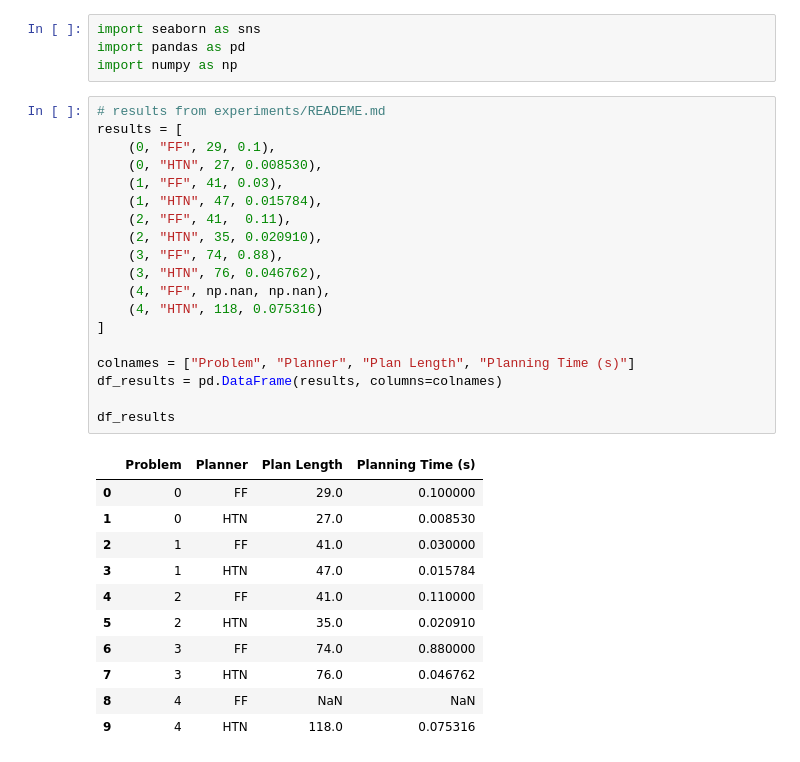
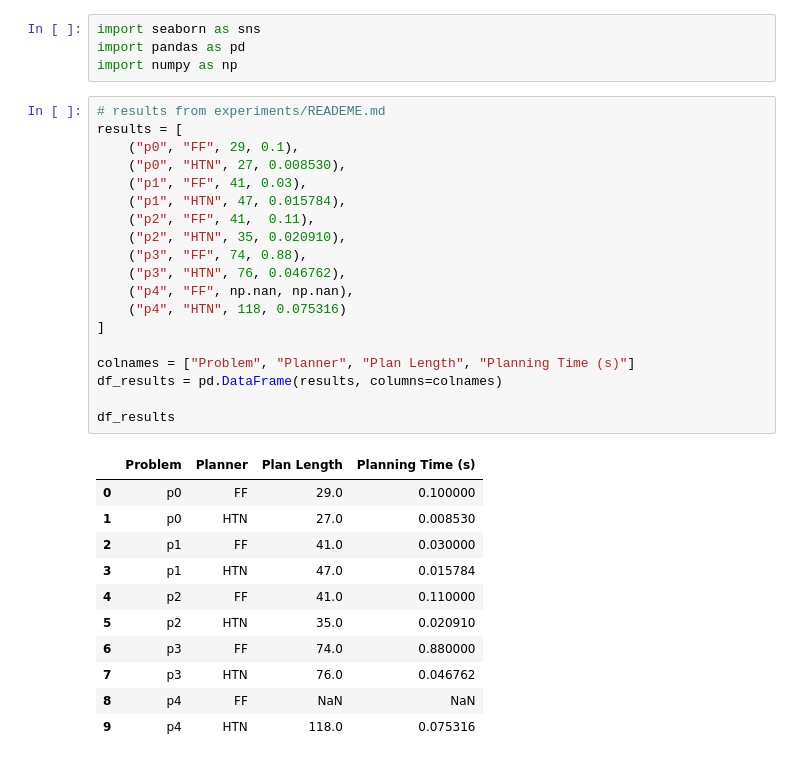
Before and after one commit to Vincent-La/cmsc722_project, a Jupyter notebook: notebooks/make_plots.ipynb, the cells around one changed output. Cells and saved outputs as stored; diff of their text form.

```diff
--- a/notebooks/make_plots.ipynb
+++ b/notebooks/make_plots.ipynb
@@ -5,34 +5,34 @@ import numpy as np
 # %%
 # results from experiments/READEME.md
 results = [
-    (0, "FF", 29, 0.1),
-    (0, "HTN", 27, 0.008530),
-    (1, "FF", 41, 0.03),
-    (1, "HTN", 47, 0.015784),
-    (2, "FF", 41,  0.11),
-    (2, "HTN", 35, 0.020910),
-    (3, "FF", 74, 0.88),
-    (3, "HTN", 76, 0.046762),
-    (4, "FF", np.nan, np.nan),
-    (4, "HTN", 118, 0.075316)
+    ("p0", "FF", 29, 0.1),
+    ("p0", "HTN", 27, 0.008530),
+    ("p1", "FF", 41, 0.03),
+    ("p1", "HTN", 47, 0.015784),
+    ("p2", "FF", 41,  0.11),
+    ("p2", "HTN", 35, 0.020910),
+    ("p3", "FF", 74, 0.88),
+    ("p3", "HTN", 76, 0.046762),
+    ("p4", "FF", np.nan, np.nan),
+    ("p4", "HTN", 118, 0.075316)
 ]
 
 colnames = ["Problem", "Planner", "Plan Length", "Planning Time (s)"]
 df_results = pd.DataFrame(results, columns=colnames)
 
 df_results
 # %% [output]
 |  | Problem | Planner | Plan Length | Planning Time (s) |
-| 0 | 0 | FF | 29.0 | 0.100000 |
-| 1 | 0 | HTN | 27.0 | 0.008530 |
-| 2 | 1 | FF | 41.0 | 0.030000 |
-| 3 | 1 | HTN | 47.0 | 0.015784 |
-| 4 | 2 | FF | 41.0 | 0.110000 |
-| 5 | 2 | HTN | 35.0 | 0.020910 |
-| 6 | 3 | FF | 74.0 | 0.880000 |
-| 7 | 3 | HTN | 76.0 | 0.046762 |
-| 8 | 4 | FF | NaN | NaN |
-| 9 | 4 | HTN | 118.0 | 0.075316 |
+| 0 | p0 | FF | 29.0 | 0.100000 |
+| 1 | p0 | HTN | 27.0 | 0.008530 |
+| 2 | p1 | FF | 41.0 | 0.030000 |
+| 3 | p1 | HTN | 47.0 | 0.015784 |
+| 4 | p2 | FF | 41.0 | 0.110000 |
+| 5 | p2 | HTN | 35.0 | 0.020910 |
+| 6 | p3 | FF | 74.0 | 0.880000 |
+| 7 | p3 | HTN | 76.0 | 0.046762 |
+| 8 | p4 | FF | NaN | NaN |
+| 9 | p4 | HTN | 118.0 | 0.075316 |
 # %%
 sns.barplot(
     data=df_results,
```
Also changed, not shown: parts of 2 cells of this notebook, 3 other files.
